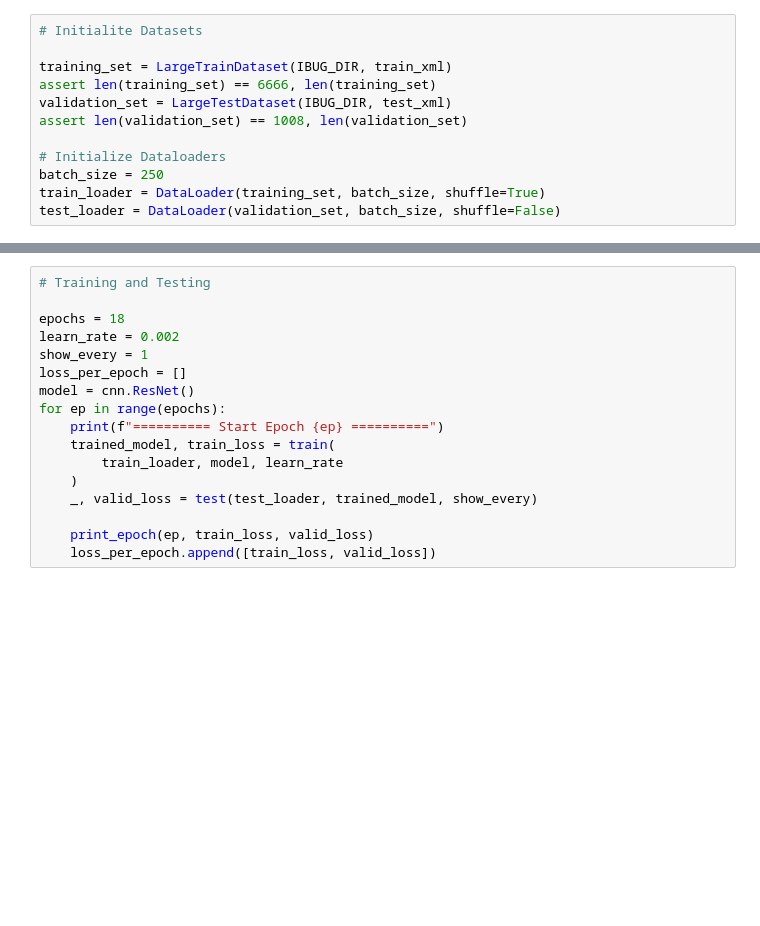
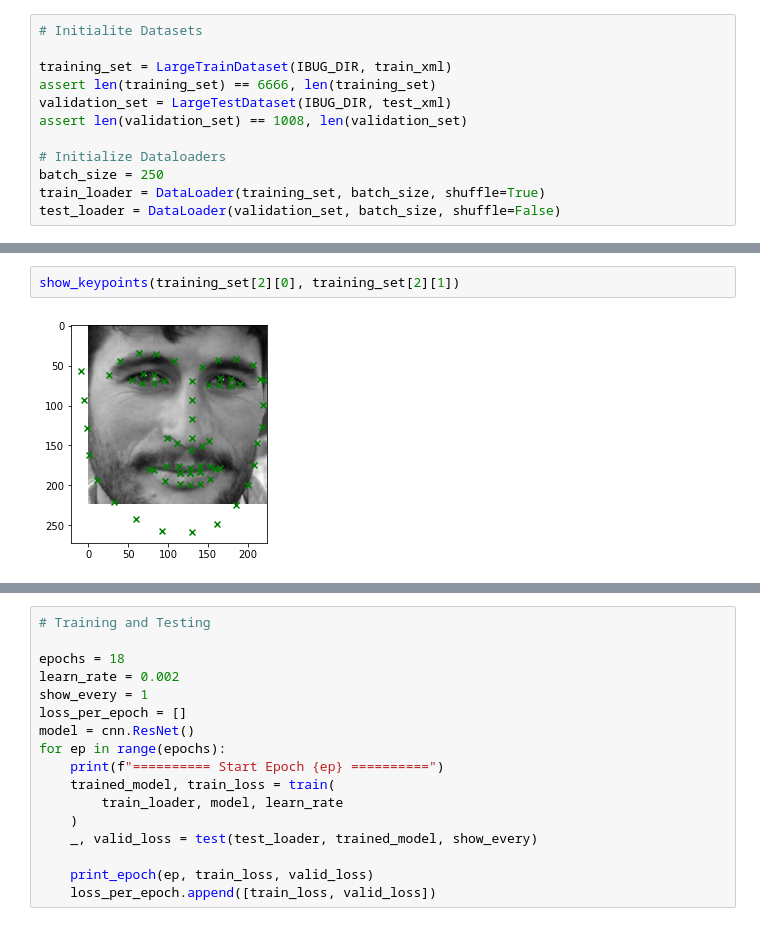
Before and after one commit to aprilsin/cs194-proj4, a Jupyter notebook: part3.ipynb, the cells around one changed output, grey strips where cells are left out. Cells and saved outputs as stored; diff of their text form; blank space fills up the shorter version.

```diff
--- a/part3.ipynb
+++ b/part3.ipynb
@@ -45,3 +48,7 @@ IndexError: child index out of range
+# %%
+show_keypoints(training_set[2][0], training_set[2][1])
+# %% [output]
+[figure, added]
 # %%
 show_keypoints(training_set[134][0], training_set[134][1])
 # %% [output]
```
Also changed, not shown: parts of 4 cells of this notebook, 1 other file.
